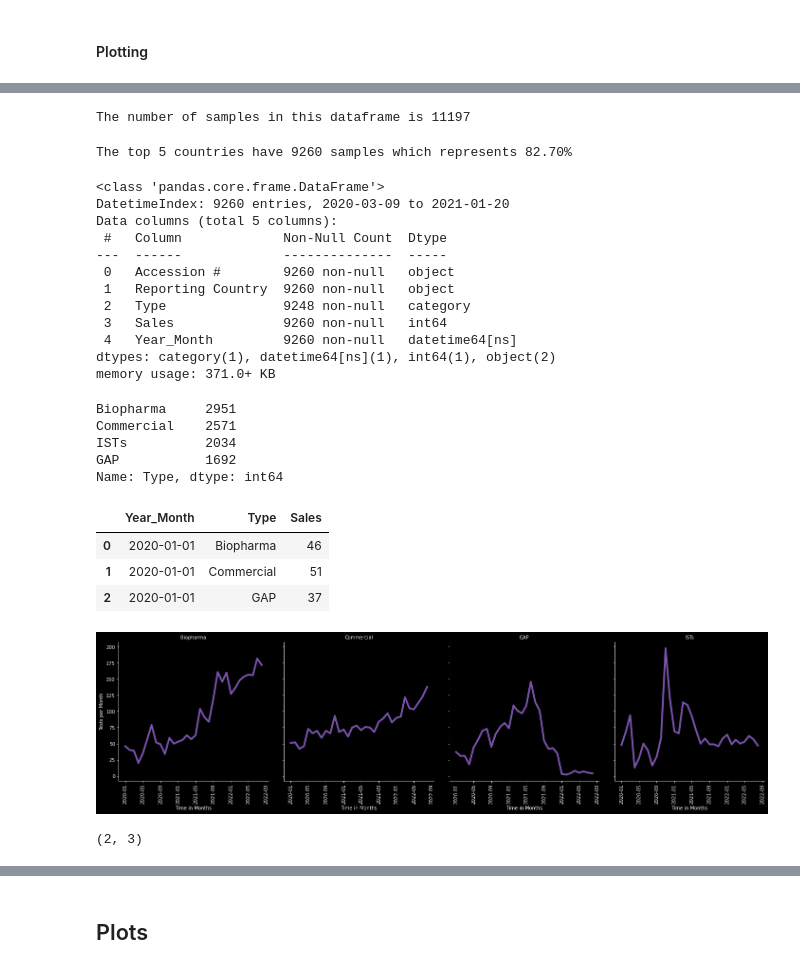
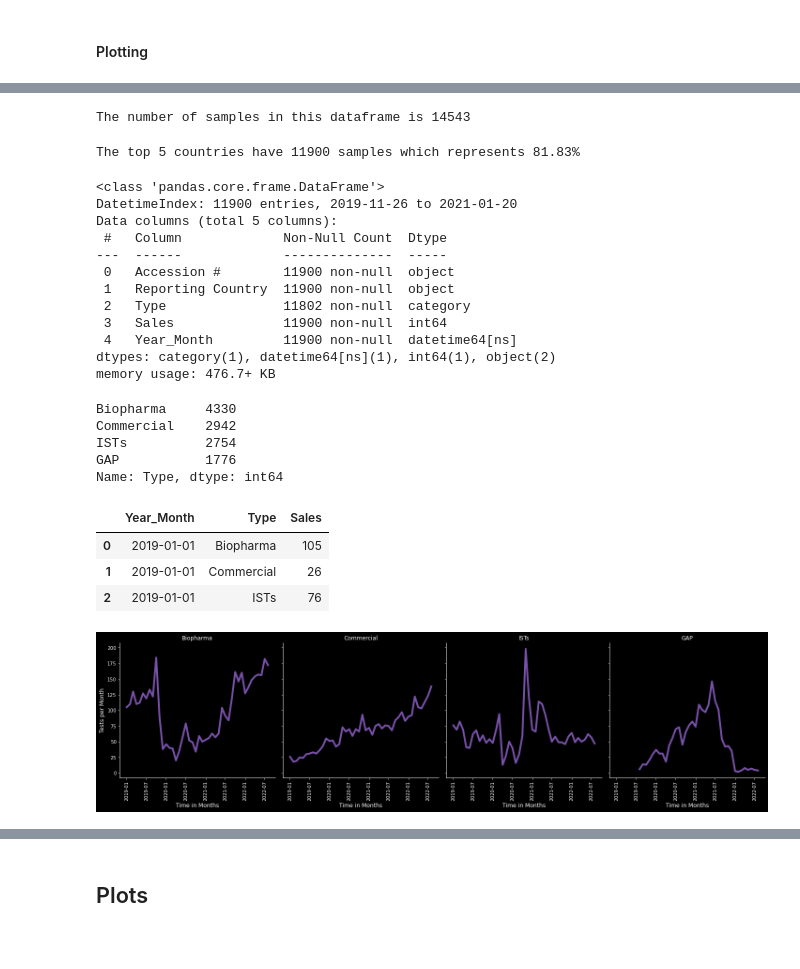
Before and after one commit to SilverSurferClash/Sales_analysis, a Jupyter notebook: Import_clean_SFDC_script.ipynb, the cells around one changed output, grey strips where cells are left out. Saved outputs shown, nothing was run; the diff lists cells and outputs as text; code cells hidden in the pictures; blank space fills up the shorter version.

```diff
--- a/Import_clean_SFDC_script.ipynb
+++ b/Import_clean_SFDC_script.ipynb
@@ -321,7 +321,7 @@ memory usage: 1.1+ MB
 #Plot the total number of by country over time
 # %%
 #Select the time horizion to analyse
-start_date = "2020"
+start_date = "2018"
 end_date = "2022-08"
 #Select the # of countries to be analyses based on the maxiumum number of samplesin
 #the time horizon
@@ -330,7 +330,7 @@ num_countries = 6
 countries_df = countries_df.loc[start_date:end_date].copy()
 print(f"The number of samples in this dataframe is {countries_df.shape[0]}")
 # %% [output]
-The number of samples in this dataframe is 11197
+The number of samples in this dataframe is 14543
 # %%
 #Create a dataframe with just the topx countries by number of tests sold
 top_x = countries_df.groupby('Reporting Country').sum().sort_values("Sales",ascending = False).head(num_countries)
@@ -338,23 +338,23 @@ top_x_list = top_x.index.tolist()
 top_x_sales =countries_df[countries_df['Reporting Country'].isin(top_x_list)]
 print(f"The top 5 countries have {top_x_sales.shape[0]} samples which represents {top_x_sales.shape[0]/countries_df.shape[0]:.2%}")
 # %% [output]
-The top 5 countries have 9260 samples which represents 82.70%
+The top 5 countries have 11900 samples which represents 81.83%
 # %%
 #Starting dataframe for plotting with date defined and the number of countries
 top_x_sales.info()
 # %% [output]
 <class 'pandas.core.frame.DataFrame'>
-DatetimeIndex: 9260 entries, 2020-03-09 to 2021-01-20
+DatetimeIndex: 11900 entries, 2019-11-26 to 2021-01-20
 Data columns (total 5 columns):
  #   Column             Non-Null Count  Dtype
 ---  ------             --------------  -----
- 0   Accession #        9260 non-null   object
- 1   Reporting Country  9260 non-null   object
- 2   Type               9248 non-null   category
- 3   Sales              9260 non-null   int64
- 4   Year_Month         9260 non-null   datetime64[ns]
+ 0   Accession #        11900 non-null  object
+ 1   Reporting Country  11900 non-null  object
+ 2   Type               11802 non-null  category
+ 3   Sales              11900 non-null  int64
+ 4   Year_Month         11900 non-null  datetime64[ns]
 dtypes: category(1), datetime64[ns](1), int64(1), object(2)
-memory usage: 371.0+ KB
+memory usage: 476.7+ KB
 # %%
 #Merging the GH trials and LUNAR into ISTs
 
@@ -370,32 +370,30 @@ top_x_sales["Type"] = top_x_sales["Type"].map(merge_ISTs)
 
 top_x_sales["Type"].value_counts()
 # %% [output]
-Biopharma     2951
-Commercial    2571
-ISTs          2034
-GAP           1692
+Biopharma     4330
+Commercial    2942
+ISTs          2754
+GAP           1776
 Name: Type, dtype: int64
 # %%
 all_countries_by_type = top_x_sales.groupby(['Year_Month', "Type"]).sum().reset_index()
 all_countries_by_type.head(3)
 # %% [output]
 |  | Year_Month | Type | Sales |
-| 0 | 2020-01-01 | Biopharma | 46 |
-| 1 | 2020-01-01 | Commercial | 51 |
-| 2 | 2020-01-01 | GAP | 37 |
+| 0 | 2019-01-01 | Biopharma | 105 |
+| 1 | 2019-01-01 | Commercial | 26 |
+| 2 | 2019-01-01 | ISTs | 76 |
 # %%
 #Use relpot for plotting
 # %%
+#Plot the sales for each category over time
 g = sns.relplot(data = all_countries_by_type, x = "Year_Month", y = "Sales", kind = "line", col = "Type", color = "#7851a9", linewidth=4)
 g.set_xticklabels(rotation = "90")
+sns.set_style({'axes.grid' : False})
 g.set_ylabels("Tests per Month")
 g.set_xlabels("Time in Months")
 g.set_titles(col_template = '{col_name}')
 plt.show()
 #plt.xticks( rotation = "90")
 # %% [output]
-[figure, old version]
+[figure, new version]
-# %%
-grouped_countries.shape
-# %% [output]
-(2, 3)
```
Also changed, not shown: parts of 19 cells of this notebook.
